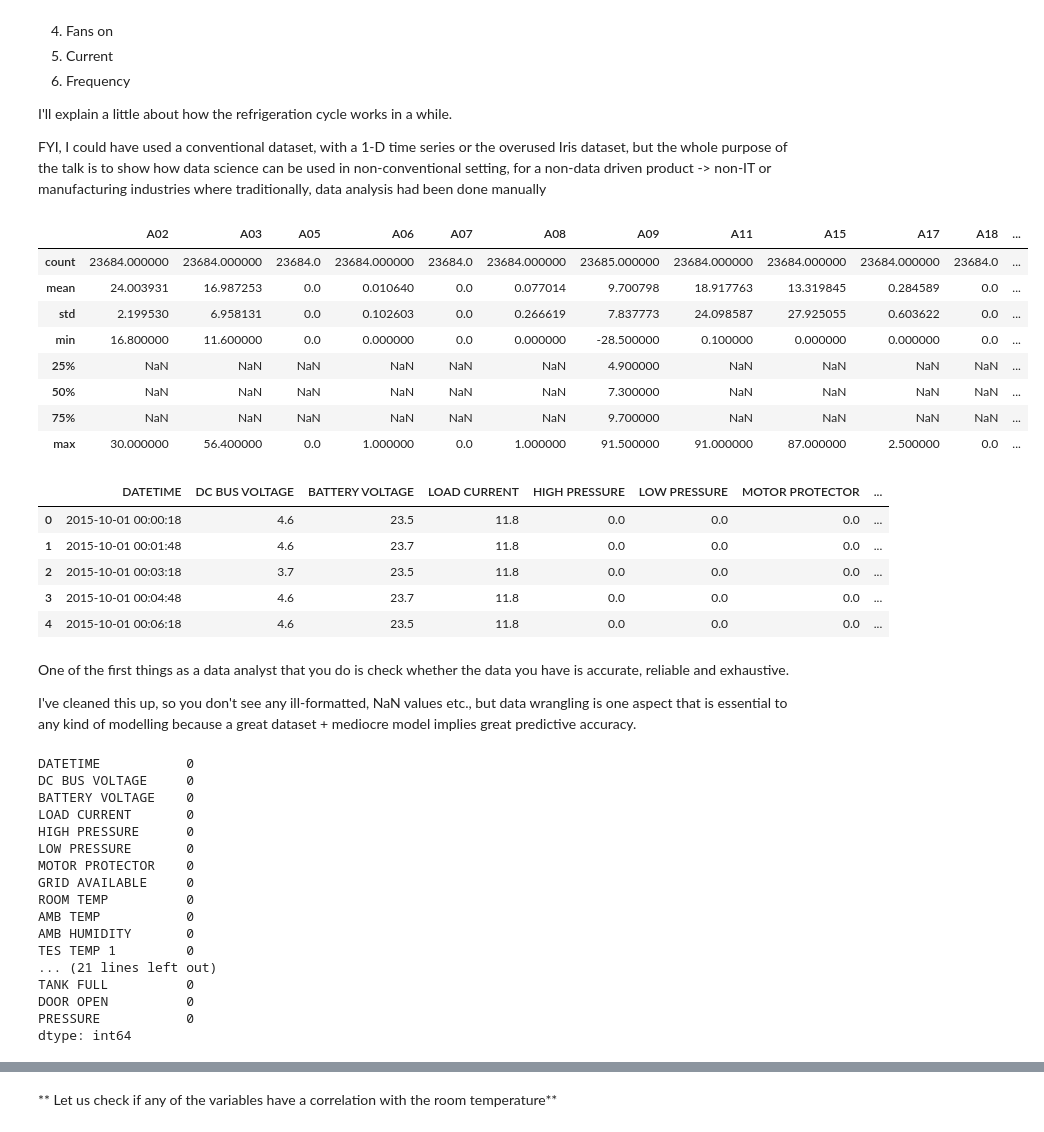
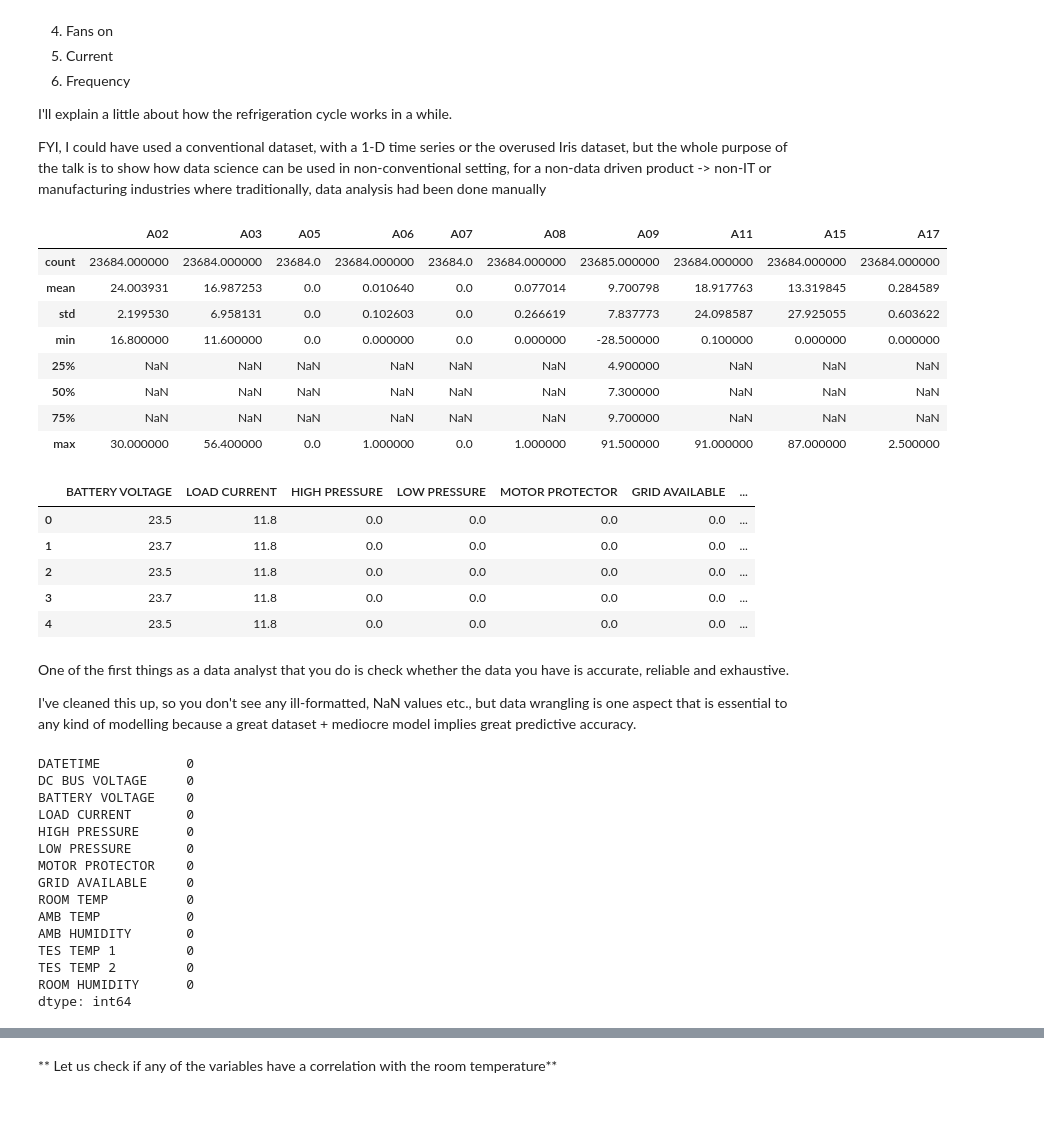
Before and after one commit to ShreyaKhurana/MuPy, a Jupyter notebook: MuPy_Anomaly_Detection.ipynb, the cells around one changed output, grey strips where cells are left out. Cells and saved outputs as stored; diff of their text form; code cells hidden in the pictures.

```diff
--- a/MuPy_Anomaly_Detection.ipynb
+++ b/MuPy_Anomaly_Detection.ipynb
@@ -112,36 +112,35 @@ FYI, I could have used a conventional dataset, with a 1-D time series or the ove
 f = 'original_data.csv'
 df_old = pd.read_csv(f)
 # %%
-df_old[df_old.columns[2:]].describe()
+df_old[df_old.columns[2:20]].describe()
 # %% [output]
-|  | A02 | A03 | A05 | A06 | A07 | A08 | A09 | A11 | A15 | A17 | A18 | ... |
-| count | 23684.000000 | 23684.000000 | 23684.0 | 23684.000000 | 23684.0 | 23684.000000 | 23685.000000 | 23684.000000 | 23684.000000 | 23684.000000 | 23684.0 | ... |
-| mean | 24.003931 | 16.987253 | 0.0 | 0.010640 | 0.0 | 0.077014 | 9.700798 | 18.917763 | 13.319845 | 0.284589 | 0.0 | ... |
-| std | 2.199530 | 6.958131 | 0.0 | 0.102603 | 0.0 | 0.266619 | 7.837773 | 24.098587 | 27.925055 | 0.603622 | 0.0 | ... |
-| min | 16.800000 | 11.600000 | 0.0 | 0.000000 | 0.0 | 0.000000 | -28.500000 | 0.100000 | 0.000000 | 0.000000 | 0.0 | ... |
-| 25% | NaN | NaN | NaN | NaN | NaN | NaN | 4.900000 | NaN | NaN | NaN | NaN | ... |
-| 50% | NaN | NaN | NaN | NaN | NaN | NaN | 7.300000 | NaN | NaN | NaN | NaN | ... |
-| 75% | NaN | NaN | NaN | NaN | NaN | NaN | 9.700000 | NaN | NaN | NaN | NaN | ... |
-| max | 30.000000 | 56.400000 | 0.0 | 1.000000 | 0.0 | 1.000000 | 91.500000 | 91.000000 | 87.000000 | 2.500000 | 0.0 | ... |
+|  | A02 | A03 | A05 | A06 | A07 | A08 | A09 | A11 | A15 | A17 |
+| count | 23684.000000 | 23684.000000 | 23684.0 | 23684.000000 | 23684.0 | 23684.000000 | 23685.000000 | 23684.000000 | 23684.000000 | 23684.000000 |
+| mean | 24.003931 | 16.987253 | 0.0 | 0.010640 | 0.0 | 0.077014 | 9.700798 | 18.917763 | 13.319845 | 0.284589 |
+| std | 2.199530 | 6.958131 | 0.0 | 0.102603 | 0.0 | 0.266619 | 7.837773 | 24.098587 | 27.925055 | 0.603622 |
+| min | 16.800000 | 11.600000 | 0.0 | 0.000000 | 0.0 | 0.000000 | -28.500000 | 0.100000 | 0.000000 | 0.000000 |
+| 25% | NaN | NaN | NaN | NaN | NaN | NaN | 4.900000 | NaN | NaN | NaN |
+| 50% | NaN | NaN | NaN | NaN | NaN | NaN | 7.300000 | NaN | NaN | NaN |
+| 75% | NaN | NaN | NaN | NaN | NaN | NaN | 9.700000 | NaN | NaN | NaN |
+| max | 30.000000 | 56.400000 | 0.0 | 1.000000 | 0.0 | 1.000000 | 91.500000 | 91.000000 | 87.000000 | 2.500000 |
 # %%
 # Loading my cleaned dataset
-
 path = 'C:\Users\Shreya Khurana\MCS_data.csv'
 data = pd.read_csv(path)
-data.head()
+data[data.columns[2:10]].head()
 # %% [output]
-|  | DATETIME | DC BUS VOLTAGE | BATTERY VOLTAGE | LOAD CURRENT | HIGH PRESSURE | LOW PRESSURE | MOTOR PROTECTOR | ... |
-| 0 | 2015-10-01 00:00:18 | 4.6 | 23.5 | 11.8 | 0.0 | 0.0 | 0.0 | ... |
-| 1 | 2015-10-01 00:01:48 | 4.6 | 23.7 | 11.8 | 0.0 | 0.0 | 0.0 | ... |
-| 2 | 2015-10-01 00:03:18 | 3.7 | 23.5 | 11.8 | 0.0 | 0.0 | 0.0 | ... |
-| 3 | 2015-10-01 00:04:48 | 4.6 | 23.7 | 11.8 | 0.0 | 0.0 | 0.0 | ... |
-| 4 | 2015-10-01 00:06:18 | 4.6 | 23.5 | 11.8 | 0.0 | 0.0 | 0.0 | ... |
+|  | BATTERY VOLTAGE | LOAD CURRENT | HIGH PRESSURE | LOW PRESSURE | MOTOR PROTECTOR | GRID AVAILABLE | ... |
+| 0 | 23.5 | 11.8 | 0.0 | 0.0 | 0.0 | 0.0 | ... |
+| 1 | 23.7 | 11.8 | 0.0 | 0.0 | 0.0 | 0.0 | ... |
+| 2 | 23.5 | 11.8 | 0.0 | 0.0 | 0.0 | 0.0 | ... |
+| 3 | 23.7 | 11.8 | 0.0 | 0.0 | 0.0 | 0.0 | ... |
+| 4 | 23.5 | 11.8 | 0.0 | 0.0 | 0.0 | 0.0 | ... |
 # %% [markdown]
 One of the first things as a data analyst that you do is check whether the data you have is accurate, reliable and exhaustive.
 
 I've cleaned this up, so you don't see any ill-formatted, NaN values etc., but data wrangling is one aspect that is essential to any kind of modelling because a great dataset + mediocre model implies great predictive accuracy.
 # %%
-data.apply(lambda x:sum(x.isnull()))
+data[data.columns[:14]].apply(lambda x:sum(x.isnull()))
 # %% [output]
 DATETIME           0
 DC BUS VOLTAGE     0
@@ -155,9 +154,7 @@ ROOM TEMP          0
 AMB TEMP           0
 AMB HUMIDITY       0
 TES TEMP 1         0
-... (21 lines left out)
-TANK FULL          0
-DOOR OPEN          0
-PRESSURE           0
+TES TEMP 2         0
+ROOM HUMIDITY      0
 dtype: int64
 # %%
```
Also changed, not shown: parts of 2 cells of this notebook.
